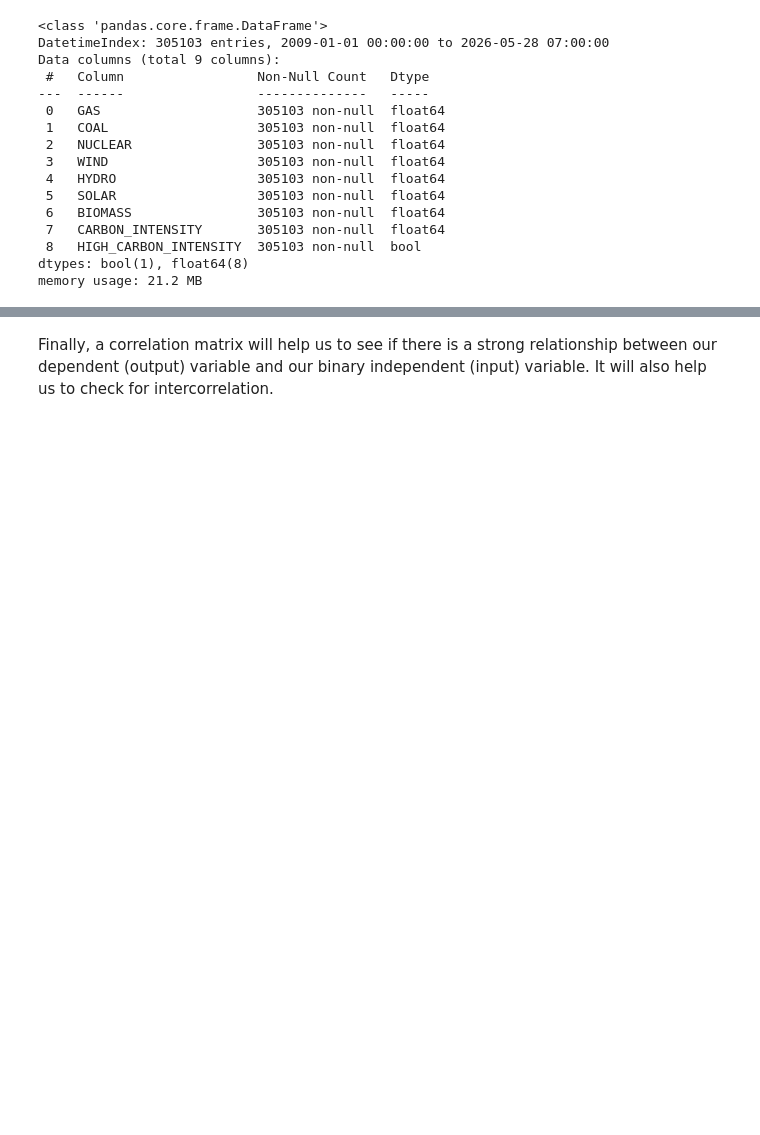
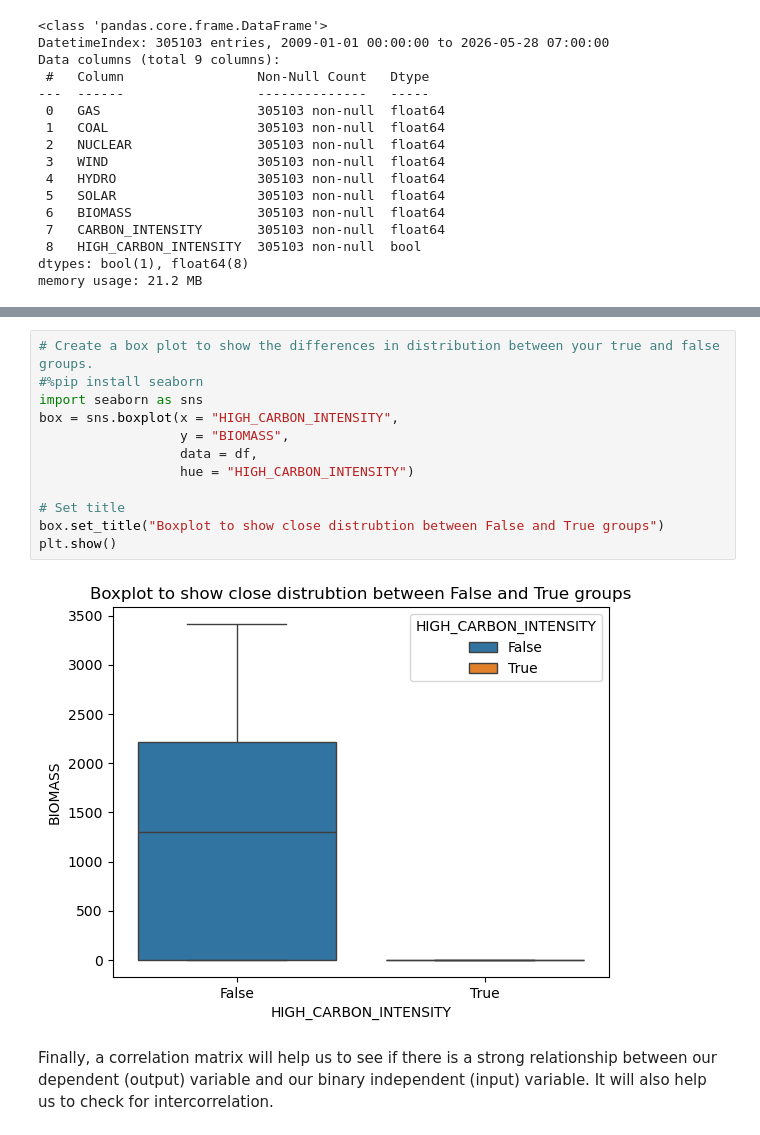
Before and after one commit to charlesvarthur/Workshops, a Jupyter notebook: Logistic Regression/Energy/Logistic Carbon Intensity - Coach.ipynb, the cells around one changed output, grey strips where cells are left out. Drawn from its saved outputs; the diff is of its cells as text; blank space fills up the shorter version.

```diff
--- a/Logistic Regression/Energy/Logistic Carbon Intensity - Coach.ipynb
+++ b/Logistic Regression/Energy/Logistic Carbon Intensity - Coach.ipynb
@@ -171,4 +164,18 @@ Note: you may need to restart the kernel to use updated packages.
 [figure]
+# %%
+# Create a box plot to show the differences in distribution between your true and false groups.
+#%pip install seaborn
+import seaborn as sns
+box = sns.boxplot(x = "HIGH_CARBON_INTENSITY",
+                  y = "BIOMASS",
+                  data = df,
+                  hue = "HIGH_CARBON_INTENSITY")
+
+# Set title
+box.set_title("Boxplot to show close distrubtion between False and True groups")
+plt.show()
+# %% [output]
+[figure, added]
 # %% [markdown]
 Finally, a correlation matrix will help us to see if there is a strong relationship between our dependent (output) variable and our binary independent (input) variable. It will also help us to check for intercorrelation.
 # %%
```
Also changed, not shown: parts of 17 cells of this notebook, 7 other files.
